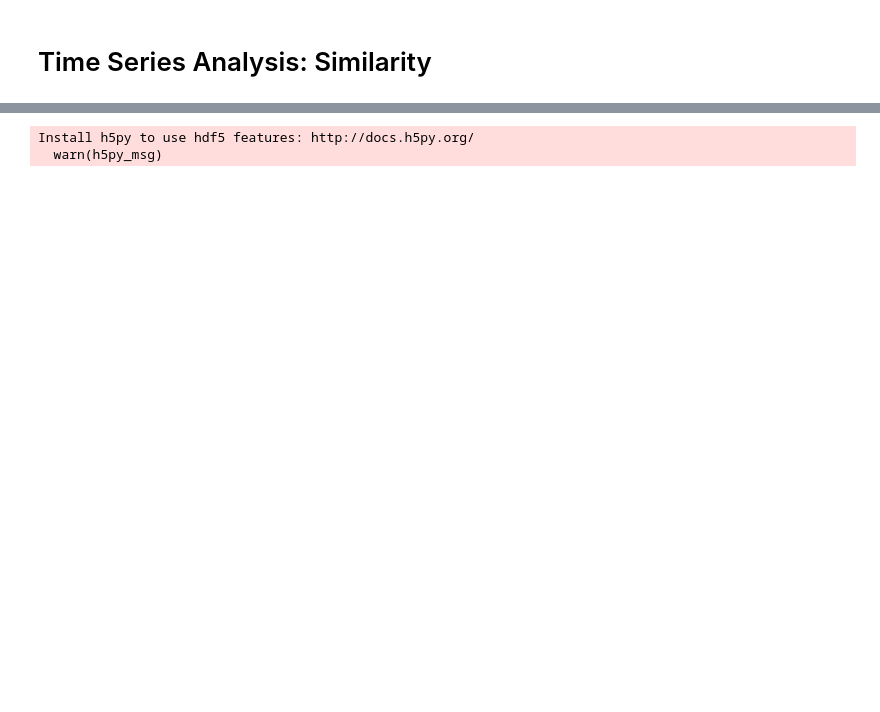
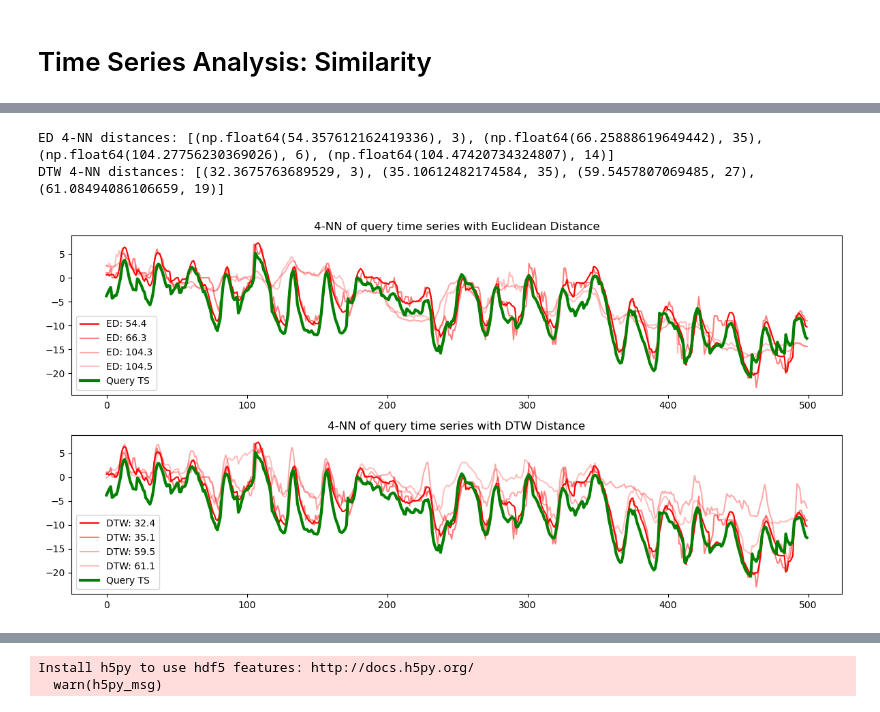
Before and after one commit to moritzspuehler/unibz-tsa-lecture-examples, a Jupyter notebook: tsa03_similarity.ipynb, the cells around one changed output, grey strips where cells are left out. Drawn from its saved outputs; the diff is of its cells as text; code cells hidden in the pictures; blank space fills up the shorter version.

```diff
--- a/tsa03_similarity.ipynb
+++ b/tsa03_similarity.ipynb
@@ -147,25 +201,69 @@ plt.show()
 import heapq
 
 def knn_search(query_ts, ts_set, k, distance_measure):
+    # 1: Initialization
     heap = []
     max_dist = np.inf
 
-    for i, ts in enumerate(ts_set):
+    # 2: Loop through set of candidate time series
+    for i, ts in enumerate(ts_set.T):
+        # 2.1: Determine distance of query to candidate
         if distance_measure == "DTW":
             dist = dtw(query_ts, ts)
         else:
-            dist = euclidian_distance(query_ts, ts)
+            dist = euclidean_distance(query_ts, ts)
 
+        # 2.2: Collecting k time series
         if len(heap) < k:
-            heapq.heappush(heap, (-dist, i))
+            heapq.heappush_max(heap, (dist, i))
 
             if len(heap) == k:
-                max_dist = - heap[0][0]
+                max_dist = heap[0][0]
 
+        # 2.3: Swap more similar time series with most distant in current knn list
         elif dist < max_dist:
-            heapq.heappushpop(heap, (-dist, i))
-            max_dist = - heap[0][0]
+            heapq.heappushpop_max(heap, (dist, i))
+            max_dist = heap[0][0]
 
-    return heapq.nlargest(k, heap)
+    return heapq.nsmallest(k, heap)
+# %%
+# Specify parameters
+ts_cutoff = 500
+query_ts = ts_data.iloc[:ts_cutoff, 0].values
+ts_set = ts_data.iloc[:ts_cutoff, 1:].values
+k = 4
+
+# Collect kNN
+knn_ed = sorted(knn_search(query_ts, ts_set, k, "ED"))
+knn_dtw = sorted(knn_search(query_ts, ts_set, k, "DTW"))
+
+print(f"ED {k}-NN distances: {knn_ed}")
+print(f"DTW {k}-NN distances: {knn_dtw}")
+
+# Plot against query time series
+plt.figure(figsize=(12, 6))
+for i in range(k):
+    plt.subplot(2, 1, 1)
+    plt.plot(ts_data.iloc[:ts_cutoff, knn_ed[i][1] + 1].values, color="red", alpha=1.0/(i+1), label=f"ED: {knn_ed[i][0]:.1f}")
+
+    plt.subplot(2, 1, 2)
+    plt.plot(ts_data.iloc[:ts_cutoff, knn_dtw[i][1] + 1].values, color="red", alpha=1.0/(i+1), label=f"DTW: {knn_dtw[i][0]:.1f}")
+
+plt.subplot(2, 1, 1)
+plt.title(f"{k}-NN of query time series with Euclidean Distance")
+plt.plot(query_ts, lw=3, color="green", label="Query TS")
+plt.legend()
+
+plt.subplot(2, 1, 2)
+plt.title(f"{k}-NN of query time series with DTW Distance")
+plt.plot(query_ts, lw=3, color="green", label="Query TS")
+plt.legend()
+
+plt.tight_layout()
+plt.show()
+# %% [output]
+ED 4-NN distances: [(np.float64(54.357612162419336), 3), (np.float64(66.25888619649442), 35), (np.float64(104.27756230369026), 6), (np.float64(104.47420734324807), 14)]
+DTW 4-NN distances: [(32.3675763689529, 3), (35.10612482174584, 35), (59.5457807069485, 27), (61.08494086106659, 19)]
+[figure, added]
 # %% [markdown]
 ## 3. Lower Bounding
```
Also changed, not shown: parts of 28 cells of this notebook.
